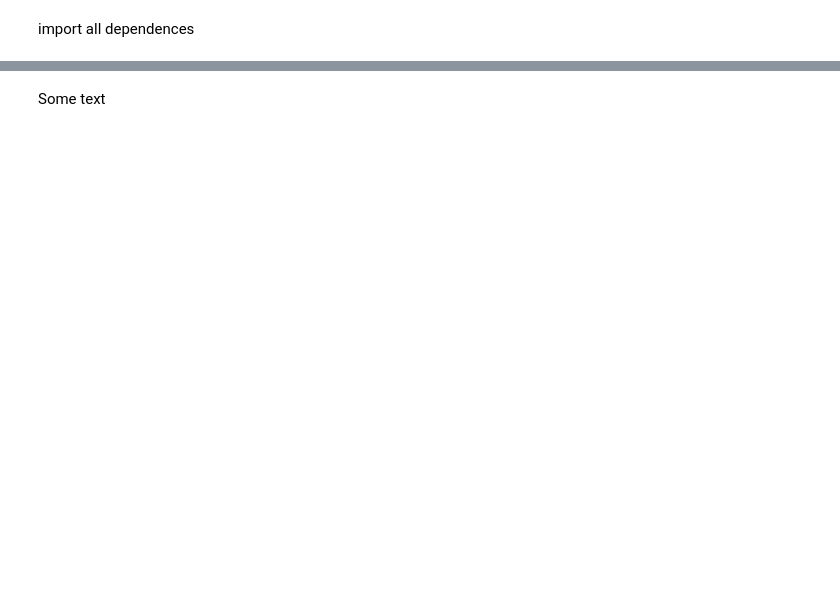
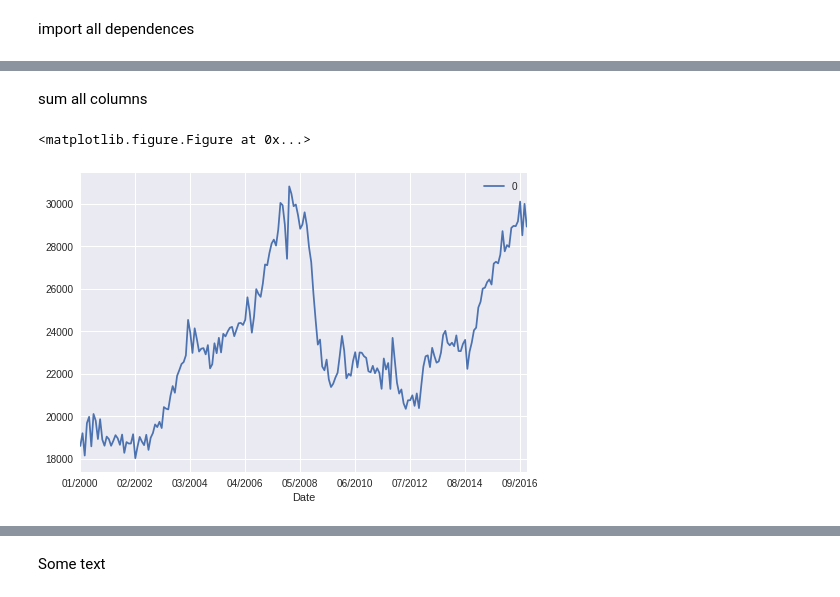
Before and after one commit to sebwdz/JobAnalysis, a Jupyter notebook: core/notebooks/cesatem_descriptive_analysis.ipynb, the cells around one changed output, grey strips where cells are left out. Drawn from its saved outputs; the diff is of its cells as text; code cells hidden in the pictures; blank space fills up the shorter version.

```diff
--- a/core/notebooks/cesatem_descriptive_analysis.ipynb
+++ b/core/notebooks/cesatem_descriptive_analysis.ipynb
@@ -24,0 +22,11 @@ data_frame.describe()
+# %% [markdown]
+sum all columns
+# %%
+s = data_frame.copy().drop("Date", axis=1).sum(axis=1)
+plt.figure()
+d = pd.concat([s, data_frame[["Date"]]], axis=1)
+d.plot(x="Date")
+plt.show()
+# %% [output]
+<matplotlib.figure.Figure at 0x...>
+[figure, added]
```
Also changed, not shown: parts of 20 cells of this notebook.
